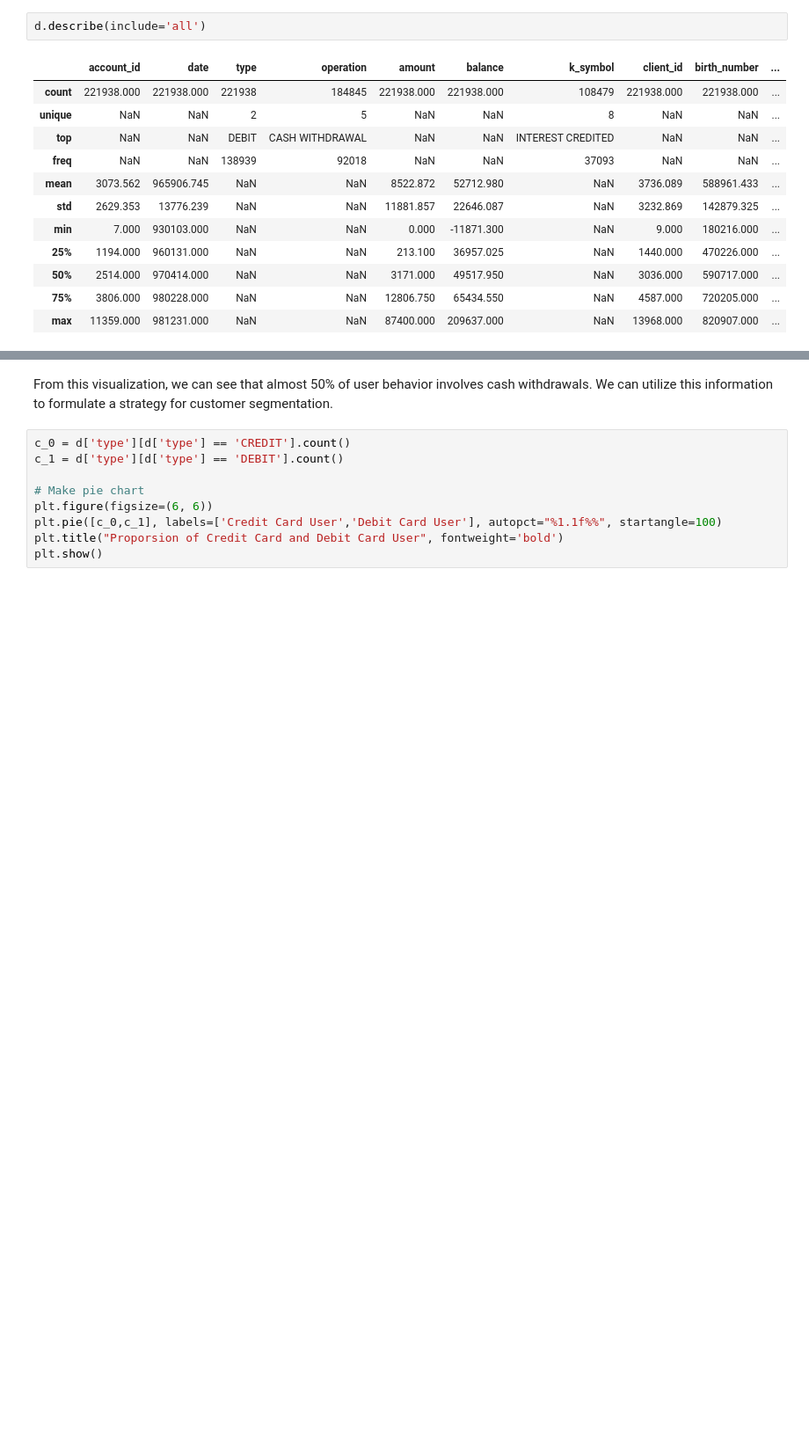
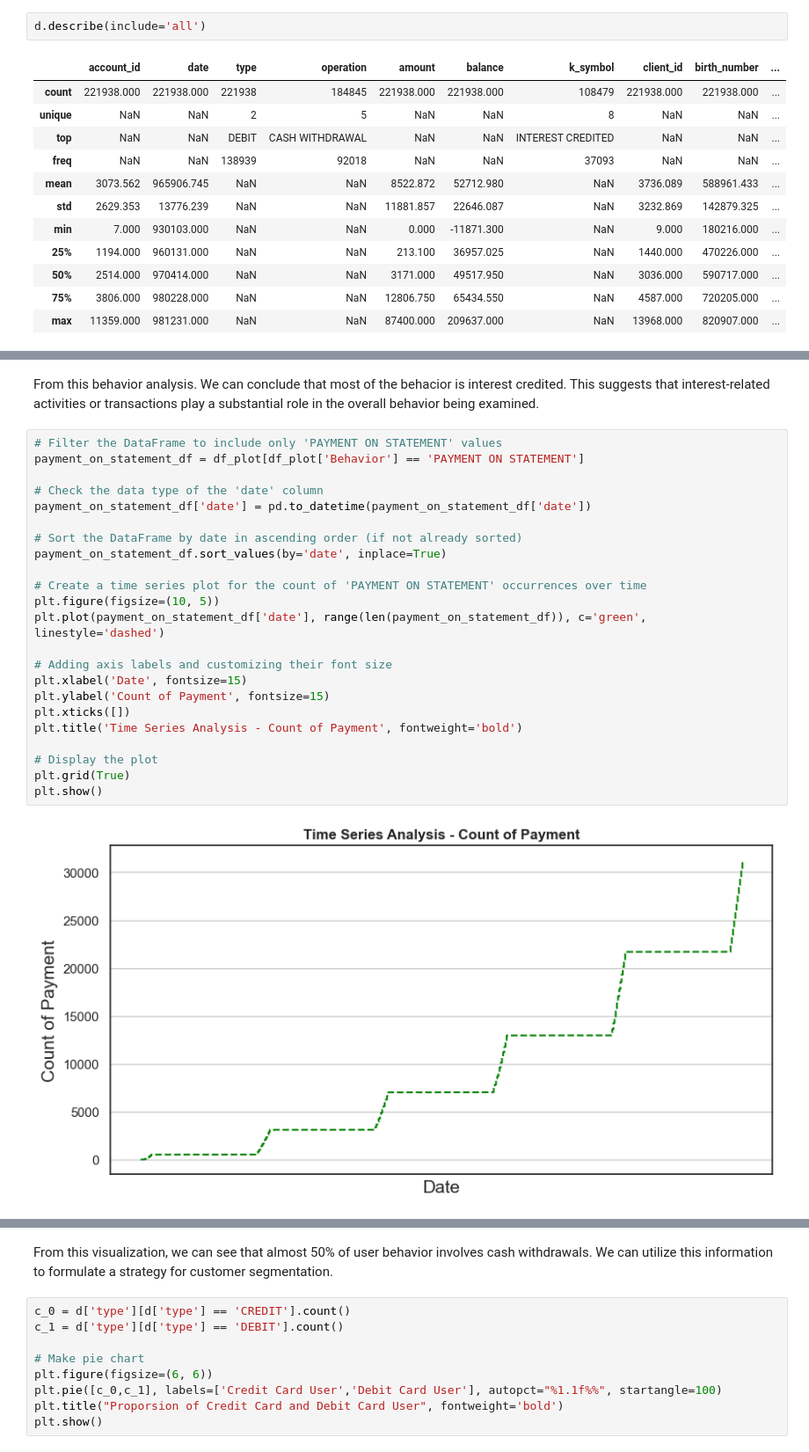
Before and after one commit to ardifarizky/Unlocking-Customer-Insight-Trough-Clustering, a Jupyter notebook: notebook.ipynb, the cells around one changed output, grey strips where cells are left out. Shown at 88% size. Saved outputs shown, nothing was run; the diff lists cells and outputs as text; blank space fills up the shorter version.

```diff
--- a/notebook.ipynb
+++ b/notebook.ipynb
@@ -275,0 +302,27 @@ d.describe(include='all')
+# %% [markdown]
+From this behavior analysis. We can conclude that most of the behacior is interest credited. This suggests that interest-related activities or transactions play a substantial role in the overall behavior being examined.
+# %%
+# Filter the DataFrame to include only 'PAYMENT ON STATEMENT' values
+payment_on_statement_df = df_plot[df_plot['Behavior'] == 'PAYMENT ON STATEMENT']
+
+# Check the data type of the 'date' column
+payment_on_statement_df['date'] = pd.to_datetime(payment_on_statement_df['date'])
+
+# Sort the DataFrame by date in ascending order (if not already sorted)
+payment_on_statement_df.sort_values(by='date', inplace=True)
+
+# Create a time series plot for the count of 'PAYMENT ON STATEMENT' occurrences over time
+plt.figure(figsize=(10, 5))
+plt.plot(payment_on_statement_df['date'], range(len(payment_on_statement_df)), c='green', linestyle='dashed')
+
+# Adding axis labels and customizing their font size
+plt.xlabel('Date', fontsize=15)
+plt.ylabel('Count of Payment', fontsize=15)
+plt.xticks([])
+plt.title('Time Series Analysis - Count of Payment', fontweight='bold')
+
+# Display the plot
+plt.grid(True)
+plt.show()
+# %% [output]
+[figure, added]
```
Also changed, not shown: parts of 4 cells of this notebook, 1 other file.
